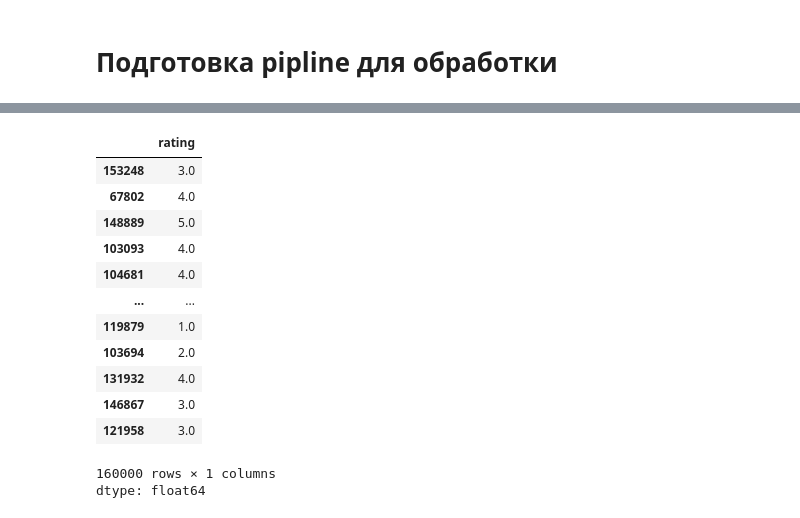
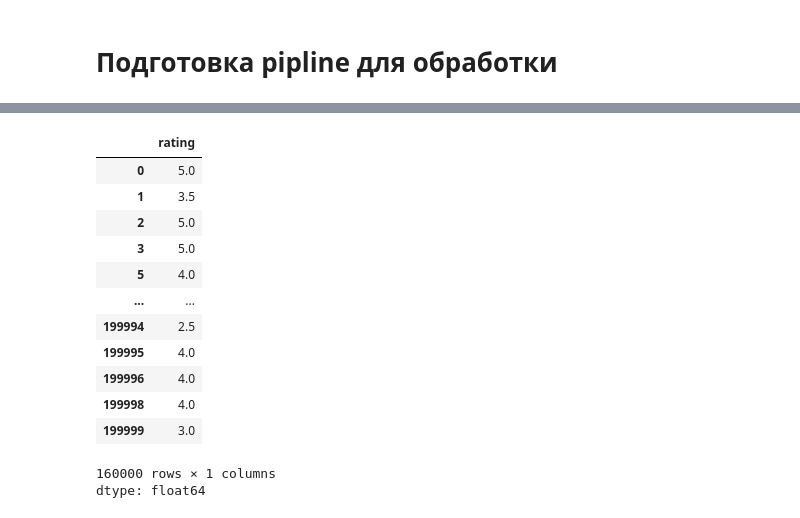
Before and after one commit to aleks-haksly/Simulative, a Jupyter notebook: ML/recomendation.ipynb, the cells around one changed output, grey strips where cells are left out. Drawn from its saved outputs; the diff is of its cells as text; code cells hidden in the pictures.

```diff
--- a/ML/recomendation.ipynb
+++ b/ML/recomendation.ipynb
@@ -142,7 +142,7 @@ class NaivePredictor(ClassifierMixin, BaseEstimator):
         self.rating_movie_mean_ = concatenated_df.groupby('movieId')['rating'].mean()
         return self
 
-    def predict(self, X):
+    def predict(self, X_):
         """
         Предсказывает средний рейтинг фильма для каждого примера.
         Если `movieId` нет в обучающей выборке, возвращает средний рейтинг по всем фильмам.
@@ -152,8 +152,8 @@ class NaivePredictor(ClassifierMixin, BaseEstimator):
 
         # Заполняем пропущенные значения средним рейтингом всех фильмов
         global_mean = self.rating_movie_mean_.mean()
-        predictions = X['movieId'].map(self.rating_movie_mean_).fillna(global_mean)
-        return predictions.values
+        predictions = X_['movieId'].map(self.rating_movie_mean_).fillna(global_mean)
+        return predictions
 # %%
 pipe = Pipeline(
     [
@@ -193,6 +205,6 @@ def evalueate_model(y_predicted, y_true):
   orient='index', columns=['value'])
   return result
 # %%
-evalueate_model(pipe.fit(X_train, y_train).predict(X_train), y_train)
+evalueate_model(pipe.fit(X_train, y_train).predict(X_test), y_test)
 # %% [output]
 |  | value |
@@ -208,17 +232,17 @@ array([3.78461538, 3.52985075, 3.58552632, ..., 3.57905138, 3.53614458,
 # %%
-y_train
+y_train.sort_index()
 # %% [output]
 |  | rating |
-| 153248 | 3.0 |
-| 67802 | 4.0 |
-| 148889 | 5.0 |
-| 103093 | 4.0 |
-| 104681 | 4.0 |
+| 0 | 5.0 |
+| 1 | 3.5 |
+| 2 | 5.0 |
+| 3 | 5.0 |
+| 5 | 4.0 |
 | ... | ... |
-| 119879 | 1.0 |
-| 103694 | 2.0 |
-| 131932 | 4.0 |
-| 146867 | 3.0 |
-| 121958 | 3.0 |
+| 199994 | 2.5 |
+| 199995 | 4.0 |
+| 199996 | 4.0 |
+| 199998 | 4.0 |
+| 199999 | 3.0 |
 160000 rows × 1 columns
 dtype: float64
```
Also changed, not shown: parts of 3 cells of this notebook.
